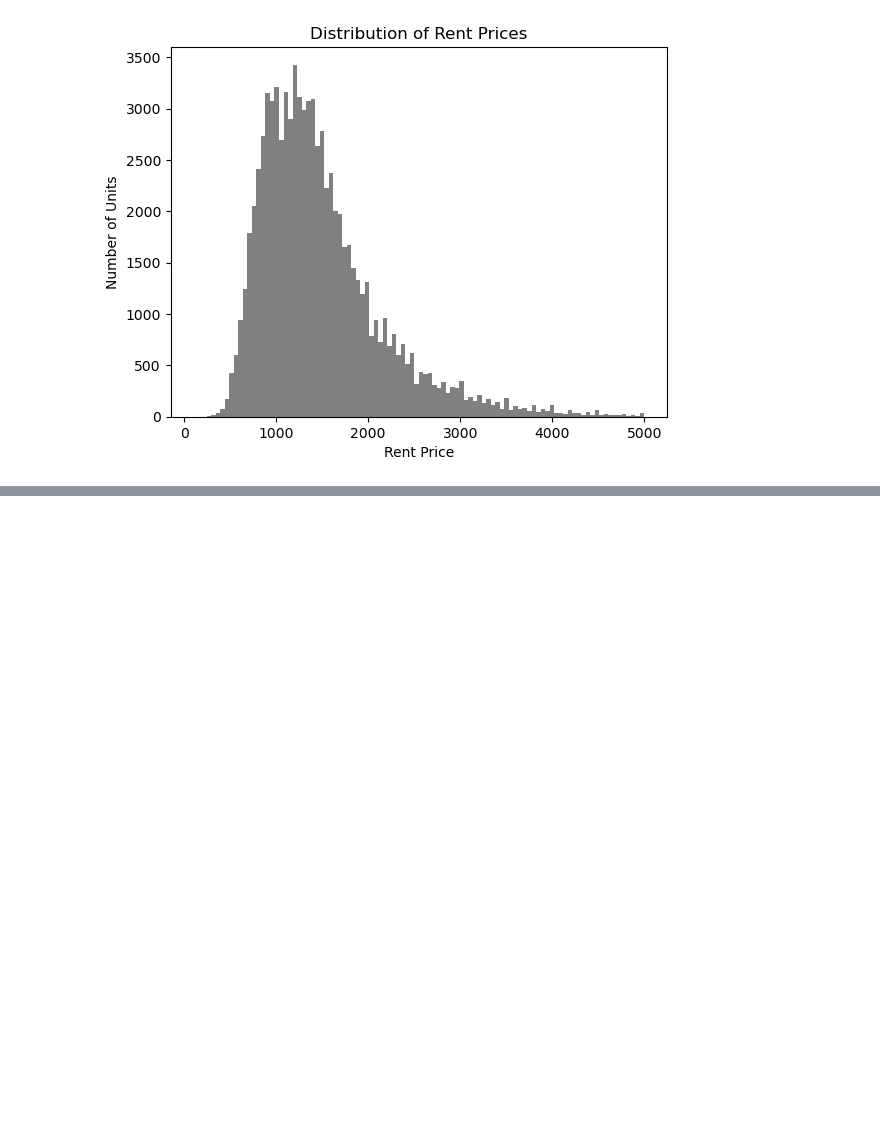
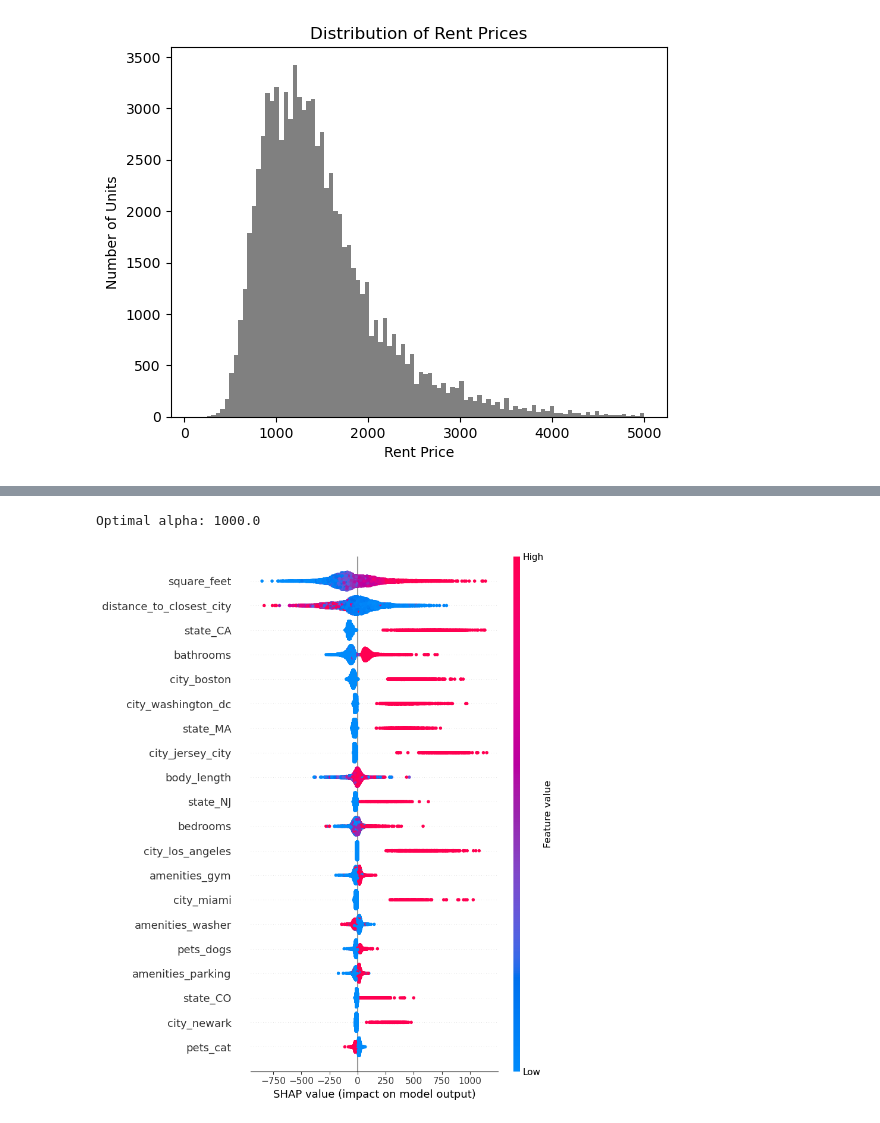
Before and after one commit to abluna/Rent-Pricing-Model-Description, a Jupyter notebook: Apartment Rent Prediction.ipynb, the cells around one changed output, grey strips where cells are left out. Saved outputs shown, nothing was run; the diff lists cells and outputs as text; code cells hidden in the pictures; blank space fills up the shorter version.

```diff
--- a/Apartment Rent Prediction.ipynb
+++ b/Apartment Rent Prediction.ipynb
@@ -402,6 +248,14 @@ print("Best set of hyperparameters: ", best_hyperparameters)
 print("Best score: ", best_score)
 # %%
 ## Need to tweak one parameter
+best_hyperparameters = {'n_estimators': 1000,
+                        'min_child_weight': 7,
+                        'max_depth': 12,
+                        'learning_rate': 0.1,
+                        'gamma': 0.4,
+                        'colsample_bytree': 0.7,
+                        "device": "gpu",
+                        "tree_method": "hist"}
 evals_result_optimized = {}
 
 try:
@@ -429,0 +298,32 @@ pyplot.show()
+# %%
+######################
+## Ridge Regression ##
+######################
+
+# Initialize the StandardScaler
+scaler = StandardScaler()
+
+# Fit the scaler on the training data and transform it
+X_train_standardized = scaler.fit_transform(X_train[feature_vars])
+
+# Transform the test data using the fitted scaler (do not refit)
+X_test_standardized = scaler.transform(X_test[feature_vars])
+
+# Define a range of alphas to test
+alphas = np.logspace(-6, 6, 13)
+
+# Ridge regression with cross-validation
+ridge_cv = RidgeCV(alphas=alphas, store_cv_results=True)
+ridge_cv.fit(X_train_standardized, y_train)
+
+# Get the optimal alpha
+optimal_alpha = ridge_cv.alpha_
+print(f"Optimal alpha: {optimal_alpha}")
+
+optimal_ridge = Ridge(alpha=1.0)
+optimal_ridge = optimal_ridge.fit(X_train_standardized, y_train)
+
+train_predict_ridge = optimal_ridge.predict(X_train_standardized)
+test_predict_ridge = optimal_ridge.predict(X_test_standardized)
+# %% [output]
+Optimal alpha: 1000.0
@@ -430,16 +337,18 @@ pyplot.show()
 # %%
 ##########
 ## Shap ##
 ##########
 
-sample_x_test = X_test.sample(10000)
+sample_x_test = X_test[feature_vars].sample(10000)
 explainer = shap.Explainer(model_optimized, sample_x_test)
 
 # Calculate SHAP values
 shap_values = explainer(sample_x_test)
 
 # Visualize the SHAP values (optional)
 shap.summary_plot(shap_values, sample_x_test)
+# %% [output]
+[figure, added]
 # %%
 new_category_names = [
                     'Very Low (<$1K)',
```
Also changed, not shown: parts of 24 cells of this notebook, 1 other file.
